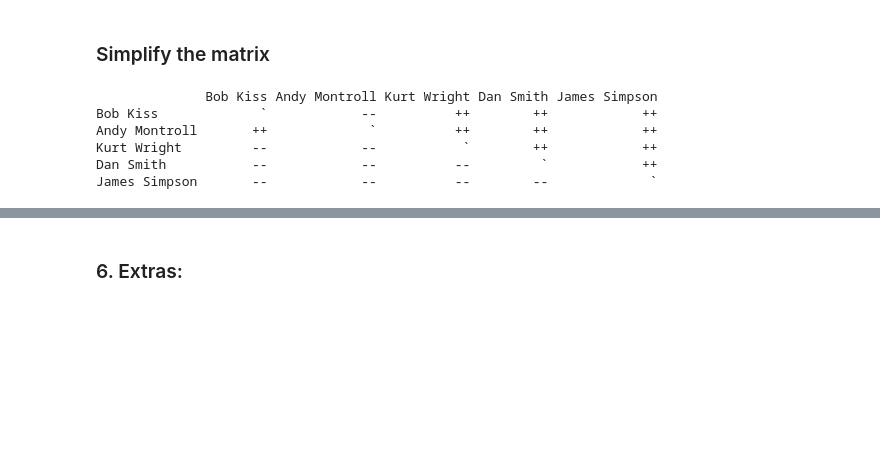
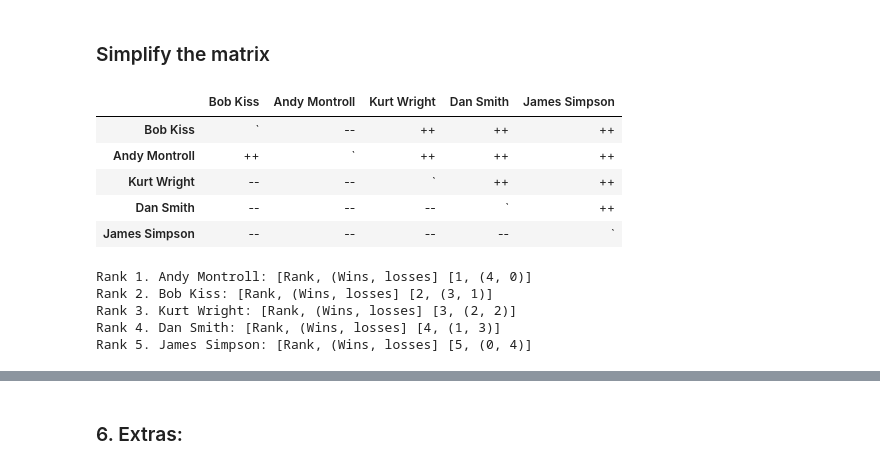
Before and after one commit to SherinV/ranked-choice-voting, a Jupyter notebook: Burlington09_with_Condorcet.ipynb, the cells around one changed output, grey strips where cells are left out. Saved outputs shown, nothing was run; the diff lists cells and outputs as text; code cells hidden in the pictures; blank space fills up the shorter version.

```diff
--- a/Burlington09_with_Condorcet.ipynb
+++ b/Burlington09_with_Condorcet.ipynb
@@ -419,31 +439,29 @@ cand_matrix1
 # %% [markdown]
 ### Simplify the matrix
 # %%
-def symbolize_cand_matrix(cand_matrix):
-    for i in cand_matrix.index:
-        for j in cand_matrix.columns:
-            if i ==j:
-                cand_matrix.loc[i,j] ='`'
-            else:
-                if cand_matrix.loc[i,j]!= '++' and cand_matrix.loc[i,j]!= '--':
-                    #print(i,j)
-                    #print("cand_matrix.loc[i,j]: ", cand_matrix.loc[i,j])
-                    #print("cand_matrix.loc[j,i]: ", cand_matrix.loc[j,i])
-                    if cand_matrix.loc[i,j]>cand_matrix.loc[j,i]:
-                        #print('true')
-                        cand_matrix.loc[i,j] = '++'
-                        cand_matrix.loc[j,i] = '--'
-                    else:
-                        #print('false')
-                        cand_matrix.loc[i,j] = '--'
-                        cand_matrix.loc[j,i] = '++'
-    print(cand_matrix)
-symbolize_cand_matrix(cand_matrix)
+for i in cand_matrix.index:
+    for j in cand_matrix.columns:
+        if i ==j:
+            cand_matrix.loc[i,j] ='`'
+        else:
+            if cand_matrix.loc[i,j]!= '++' and cand_matrix.loc[i,j]!= '--':
+                #print(i,j)
+                #print("cand_matrix.loc[i,j]: ", cand_matrix.loc[i,j])
+                #print("cand_matrix.loc[j,i]: ", cand_matrix.loc[j,i])
+                if cand_matrix.loc[i,j]>cand_matrix.loc[j,i]:
+                    #print('true')
+                    cand_matrix.loc[i,j] = '++'
+                    cand_matrix.loc[j,i] = '--'
+                else:
+                    #print('false')
+                    cand_matrix.loc[i,j] = '--'
+                    cand_matrix.loc[j,i] = '++'
+display(cand_matrix)
 #.loc(index, col)
 # %% [output]
-              Bob Kiss Andy Montroll Kurt Wright Dan Smith James Simpson
-Bob Kiss             `            --          ++        ++            ++
-Andy Montroll       ++             `          ++        ++            ++
-Kurt Wright         --            --           `        ++            ++
-Dan Smith           --            --          --         `            ++
-James Simpson       --            --          --        --             `
+|  | Bob Kiss | Andy Montroll | Kurt Wright | Dan Smith | James Simpson |
+| Bob Kiss | ` | -- | ++ | ++ | ++ |
+| Andy Montroll | ++ | ` | ++ | ++ | ++ |
+| Kurt Wright | -- | -- | ` | ++ | ++ |
+| Dan Smith | -- | -- | -- | ` | ++ |
+| James Simpson | -- | -- | -- | -- | ` |
@@ -453,13 +468,17 @@ def countX(lst, x):
 # %%
-def return_winners(cand_matrix):
 
-    result_dict={}
-    for i in cand_matrix.index:
-        #print(list(cand_matrix.loc[i]))
-        #print('Rank',countX(list(cand_matrix.loc[i]),'--')+1,':', i)
-        key = ''.join([str(countX(list(cand_matrix.loc[i]),'--')+1), ". ",i])
-        #print(key)
-        result_dict[key]= (countX(list(cand_matrix.loc[i]),'++'), countX(list(cand_matrix.loc[i]),'--'))
-        #[i, (countX(list(cand_matrix1.loc[i]),'++'))]
-    for key in sorted(result_dict.keys()):
-        print("Rank %s: (Wins, losses) %s" % (key, result_dict[key]))
+result_dict={}
+for i in cand_matrix.index:
+    #print(list(cand_matrix.loc[i]))
+    #print('Rank',countX(list(cand_matrix.loc[i]),'--')+1,':', i)
+    key = ''.join([str(countX(list(cand_matrix.loc[i]),'--')+1), ". ",i])
+    #print(key)
+    result_dict[key]= [countX(list(cand_matrix.loc[i]),'--')+1, (countX(list(cand_matrix.loc[i]),'++'), countX(list(cand_matrix.loc[i]),'--'))]
+for key, item in sorted(result_dict.items(), key=lambda x: x[1]):
+    print("Rank %s: [Rank, (Wins, losses] %s" % (key, item))
+# %% [output]
+Rank 1. Andy Montroll: [Rank, (Wins, losses] [1, (4, 0)]
+Rank 2. Bob Kiss: [Rank, (Wins, losses] [2, (3, 1)]
+Rank 3. Kurt Wright: [Rank, (Wins, losses] [3, (2, 2)]
+Rank 4. Dan Smith: [Rank, (Wins, losses] [4, (1, 3)]
+Rank 5. James Simpson: [Rank, (Wins, losses] [5, (0, 4)]
```
Also changed, not shown: parts of 18 cells of this notebook.
